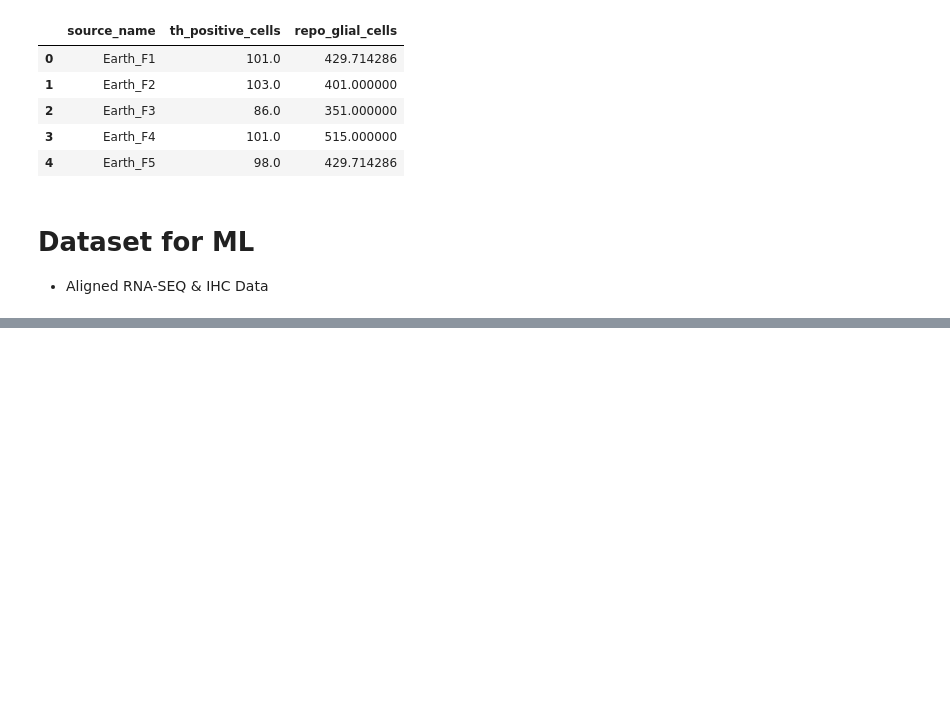
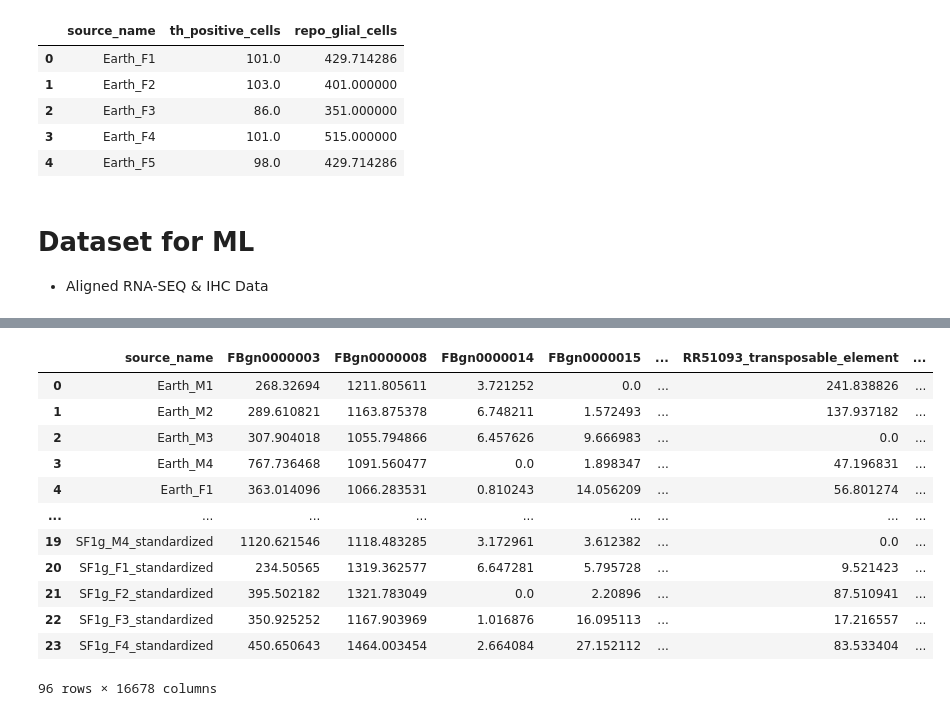
Before and after one commit to rohinsood/osdr-capstone-project, a Jupyter notebook: DataProcessing.ipynb, the cells around one changed output, grey strips where cells are left out. Drawn from its saved outputs; the diff is of its cells as text; code cells hidden in the pictures; blank space fills up the shorter version.

```diff
--- a/DataProcessing.ipynb
+++ b/DataProcessing.ipynb
@@ -172,0 +217,16 @@ df
+# %%
+transformed_data.head(transformed_data.size)
+# %% [output]
+|  | source_name | FBgn0000003 | FBgn0000008 | FBgn0000014 | FBgn0000015 | ... | RR51093_transposable_element | ... |
+| 0 | Earth_M1 | 268.32694 | 1211.805611 | 3.721252 | 0.0 | ... | 241.838826 | ... |
+| 1 | Earth_M2 | 289.610821 | 1163.875378 | 6.748211 | 1.572493 | ... | 137.937182 | ... |
+| 2 | Earth_M3 | 307.904018 | 1055.794866 | 6.457626 | 9.666983 | ... | 0.0 | ... |
+| 3 | Earth_M4 | 767.736468 | 1091.560477 | 0.0 | 1.898347 | ... | 47.196831 | ... |
+| 4 | Earth_F1 | 363.014096 | 1066.283531 | 0.810243 | 14.056209 | ... | 56.801274 | ... |
+| ... | ... | ... | ... | ... | ... | ... | ... | ... |
+| 19 | SF1g_M4_standardized | 1120.621546 | 1118.483285 | 3.172961 | 3.612382 | ... | 0.0 | ... |
+| 20 | SF1g_F1_standardized | 234.50565 | 1319.362577 | 6.647281 | 5.795728 | ... | 9.521423 | ... |
+| 21 | SF1g_F2_standardized | 395.502182 | 1321.783049 | 0.0 | 2.20896 | ... | 87.510941 | ... |
+| 22 | SF1g_F3_standardized | 350.925252 | 1167.903969 | 1.016876 | 16.095113 | ... | 17.216557 | ... |
+| 23 | SF1g_F4_standardized | 450.650643 | 1464.003454 | 2.664084 | 27.152112 | ... | 83.533404 | ... |
+96 rows × 16678 columns
```
Also changed, not shown: parts of 3 cells of this notebook, 3 other files.
